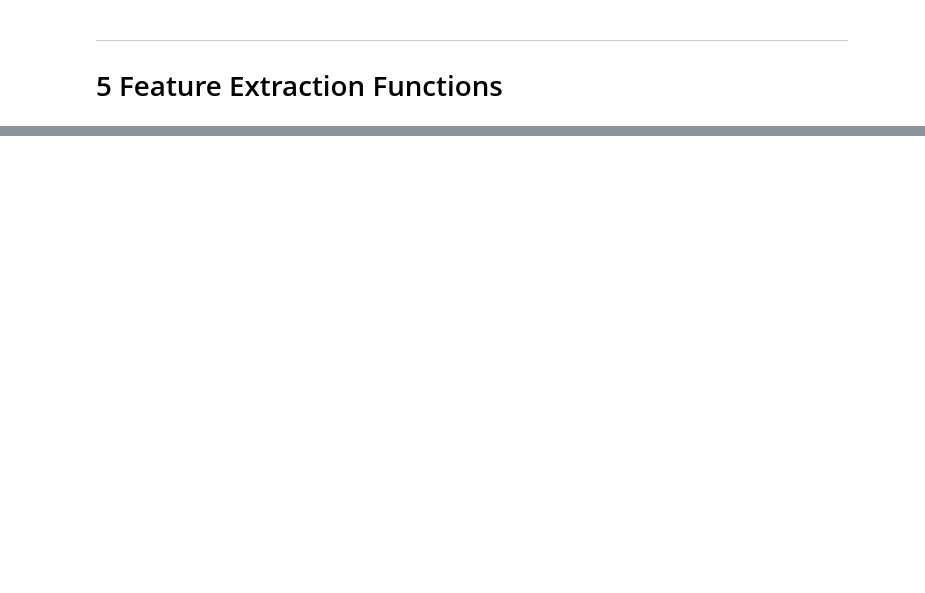
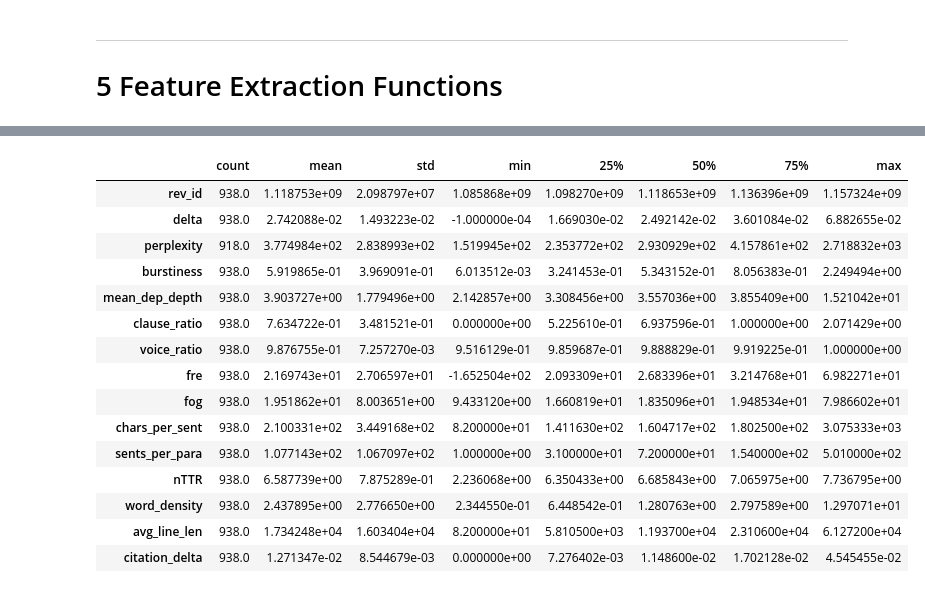
Before and after one commit to LeTartap/WikiMScThesis, a Jupyter notebook: python_code/newPipieline.ipynb, the cells around one changed output, grey strips where cells are left out. Drawn from its saved outputs; the diff is of its cells as text; code cells hidden in the pictures; blank space fills up the shorter version.

```diff
--- a/python_code/newPipieline.ipynb
+++ b/python_code/newPipieline.ipynb
@@ -531,3 +640,22 @@ features_df.to_csv("tiny_revisions_features.csv", index=False)
+# %%
+features_df.describe().T
+# %% [output]
+|  | count | mean | std | min | 25% | 50% | 75% | max |
+| rev_id | 938.0 | 1.118753e+09 | 2.098797e+07 | 1.085868e+09 | 1.098270e+09 | 1.118653e+09 | 1.136396e+09 | 1.157324e+09 |
+| delta | 938.0 | 2.742088e-02 | 1.493223e-02 | -1.000000e-04 | 1.669030e-02 | 2.492142e-02 | 3.601084e-02 | 6.882655e-02 |
+| perplexity | 918.0 | 3.774984e+02 | 2.838993e+02 | 1.519945e+02 | 2.353772e+02 | 2.930929e+02 | 4.157861e+02 | 2.718832e+03 |
+| burstiness | 938.0 | 5.919865e-01 | 3.969091e-01 | 6.013512e-03 | 3.241453e-01 | 5.343152e-01 | 8.056383e-01 | 2.249494e+00 |
+| mean_dep_depth | 938.0 | 3.903727e+00 | 1.779496e+00 | 2.142857e+00 | 3.308456e+00 | 3.557036e+00 | 3.855409e+00 | 1.521042e+01 |
+| clause_ratio | 938.0 | 7.634722e-01 | 3.481521e-01 | 0.000000e+00 | 5.225610e-01 | 6.937596e-01 | 1.000000e+00 | 2.071429e+00 |
+| voice_ratio | 938.0 | 9.876755e-01 | 7.257270e-03 | 9.516129e-01 | 9.859687e-01 | 9.888829e-01 | 9.919225e-01 | 1.000000e+00 |
+| fre | 938.0 | 2.169743e+01 | 2.706597e+01 | -1.652504e+02 | 2.093309e+01 | 2.683396e+01 | 3.214768e+01 | 6.982271e+01 |
+| fog | 938.0 | 1.951862e+01 | 8.003651e+00 | 9.433120e+00 | 1.660819e+01 | 1.835096e+01 | 1.948534e+01 | 7.986602e+01 |
+| chars_per_sent | 938.0 | 2.100331e+02 | 3.449168e+02 | 8.200000e+01 | 1.411630e+02 | 1.604717e+02 | 1.802500e+02 | 3.075333e+03 |
+| sents_per_para | 938.0 | 1.077143e+02 | 1.067097e+02 | 1.000000e+00 | 3.100000e+01 | 7.200000e+01 | 1.540000e+02 | 5.010000e+02 |
+| nTTR | 938.0 | 6.587739e+00 | 7.875289e-01 | 2.236068e+00 | 6.350433e+00 | 6.685843e+00 | 7.065975e+00 | 7.736795e+00 |
+| word_density | 938.0 | 2.437895e+00 | 2.776650e+00 | 2.344550e-01 | 6.448542e-01 | 1.280763e+00 | 2.797589e+00 | 1.297071e+01 |
+| avg_line_len | 938.0 | 1.734248e+04 | 1.603404e+04 | 8.200000e+01 | 5.810500e+03 | 1.193700e+04 | 2.310600e+04 | 6.127200e+04 |
+| citation_delta | 938.0 | 1.271347e-02 | 8.544679e-03 | 0.000000e+00 | 7.276402e-03 | 1.148600e-02 | 1.702128e-02 | 4.545455e-02 |
 # %%
 import pandas as pd
 import matplotlib.pyplot as plt
```
Also changed, not shown: parts of 33 cells of this notebook, 3 other files.
